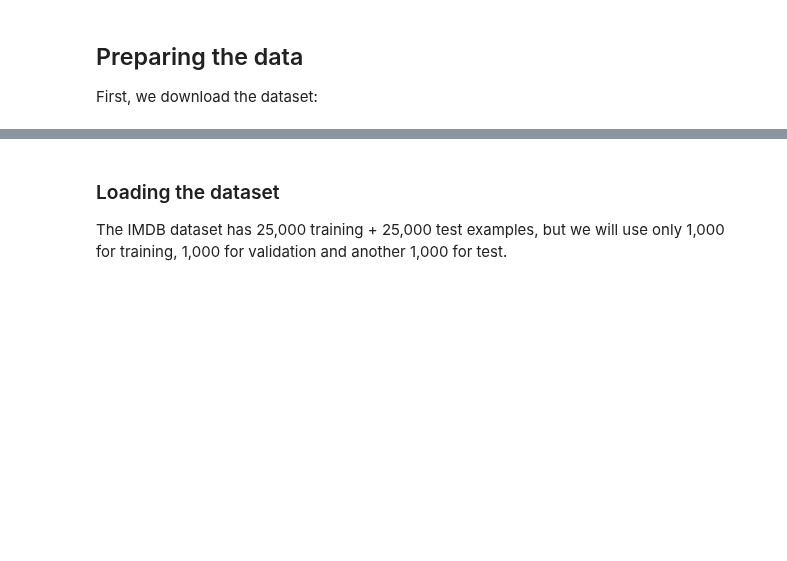
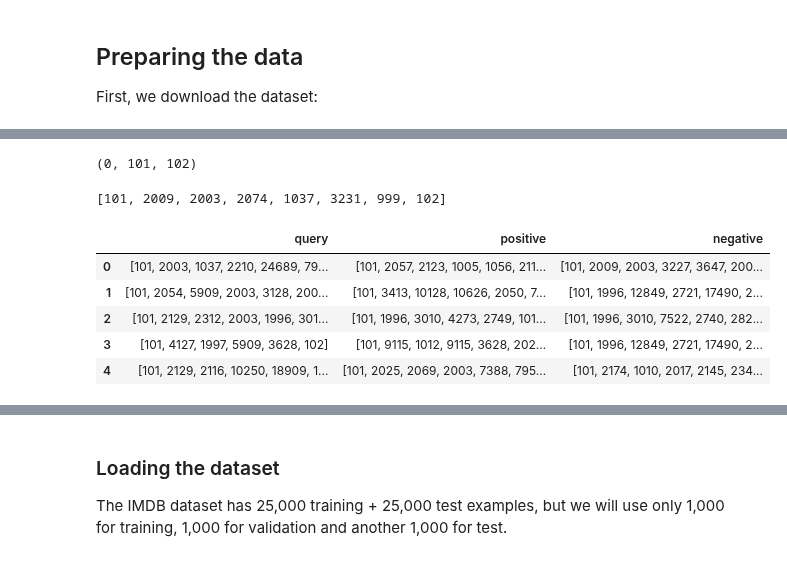
Before and after one commit to marcusborela/deep_learning_em_buscas_unicamp, a Jupyter notebook: code/aula_2_classificacao_de_texto_e_reranqueador.ipynb, the cells around one changed output, grey strips where cells are left out. Drawn from its saved outputs; the diff is of its cells as text; code cells hidden in the pictures; blank space fills up the shorter version.

```diff
--- a/code/aula_2_classificacao_de_texto_e_reranqueador.ipynb
+++ b/code/aula_2_classificacao_de_texto_e_reranqueador.ipynb
@@ -806,0 +975,21 @@ aclImdb.tgz         100%[===================>] 139.22M   147MB/s    in 0.9s
+# %%
+tokenizer.pad_token_id,tokenizer.cls_token_id,tokenizer.sep_token_id
+# %% [output]
+(0, 101, 102)
+# %%
+x='it is just a test!'
+# %%
+tokenizer(x)['input_ids']
+# %% [output]
+[101, 2009, 2003, 2074, 1037, 3231, 999, 102]
+# %%
+df_tokenizado = df.applymap(lambda x: tokenizer(x)['input_ids'])
+# %%
+df_tokenizado.head()
+# %% [output]
+|  | query | positive | negative |
+| 0 | [101, 2003, 1037, 2210, 24689, 79... | [101, 2057, 2123, 1005, 1056, 211... | [101, 2009, 2003, 3227, 3647, 200... |
+| 1 | [101, 2054, 5909, 2003, 3128, 200... | [101, 3413, 10128, 10626, 2050, 7... | [101, 1996, 12849, 2721, 17490, 2... |
+| 2 | [101, 2129, 2312, 2003, 1996, 301... | [101, 1996, 3010, 4273, 2749, 101... | [101, 1996, 3010, 7522, 2740, 282... |
+| 3 | [101, 4127, 1997, 5909, 3628, 102] | [101, 9115, 1012, 9115, 3628, 202... | [101, 1996, 12849, 2721, 17490, 2... |
+| 4 | [101, 2129, 2116, 10250, 18909, 1... | [101, 2025, 2069, 2003, 7388, 795... | [101, 2174, 1010, 2017, 2145, 234... |
```
Also changed, not shown: parts of 154 cells of this notebook, 1 other file.
